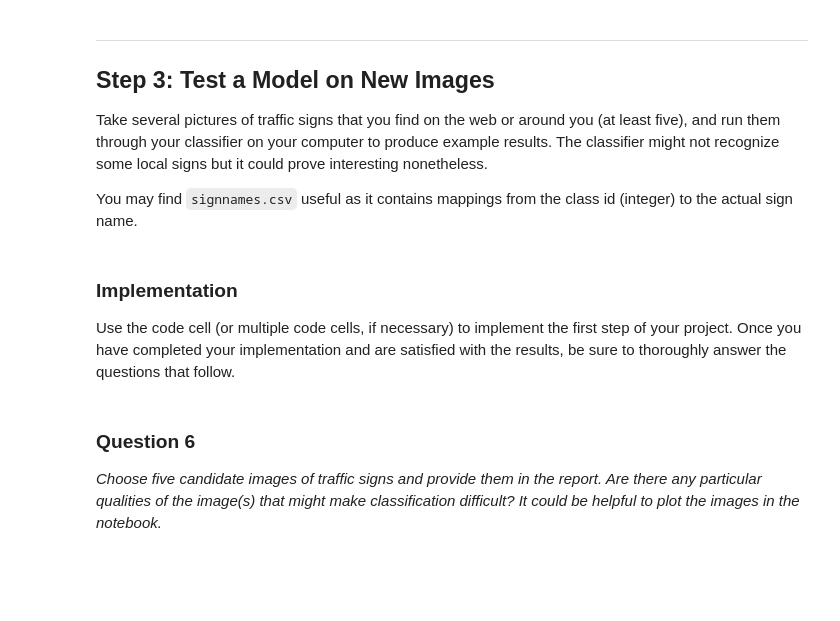
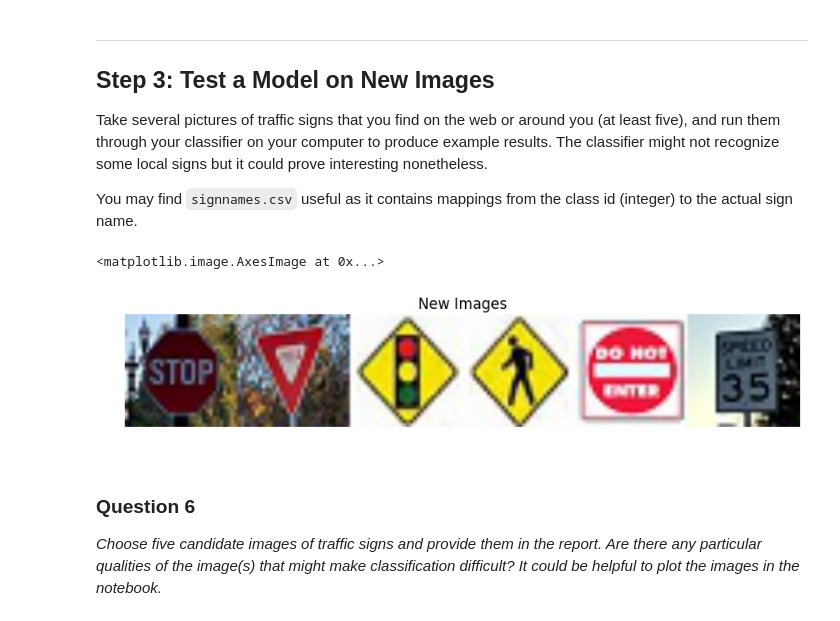
Before and after one commit to tech-rules/SDC, a Jupyter notebook: Traffic-Signs-Classification/Traffic_Signs_Recognition.ipynb, the cells around one changed output. Cells and saved outputs as stored; diff of their text form; code cells hidden in the pictures; blank space fills up the shorter version.

Commit message:
Added answers to Q 1-6

```diff
--- a/Traffic-Signs-Classification/Traffic_Signs_Recognition.ipynb
+++ b/Traffic-Signs-Classification/Traffic_Signs_Recognition.ipynb
@@ -397,7 +431,3 @@ _What approach did you take in coming up with a solution to this problem? It may
 Take several pictures of traffic signs that you find on the web or around you (at least five), and run them through your classifier on your computer to produce example results. The classifier might not recognize some local signs but it could prove interesting nonetheless.
 
 You may find `signnames.csv` useful as it contains mappings from the class id (integer) to the actual sign name.
-# %% [markdown]
-### Implementation
-
-Use the code cell (or multiple code cells, if necessary) to implement the first step of your project. Once you have completed your implementation and are satisfied with the results, be sure to thoroughly answer the questions that follow.
@@ -421,3 +434,22 @@ plt.show()
+# %%
+### Load the images and plot them here.
+### Feel free to use as many code cells as needed.
+import matplotlib.image as mpimg
+
+img1 = mpimg.imread('stop_32x32.jpg')
+img2 = mpimg.imread('yield_32x32.jpg')
+img3 = mpimg.imread('signal_32x32.jpg')
+img4 = mpimg.imread('ped2_32x32.jpg')
+img5 = mpimg.imread('donotenter_32x32.jpg')
+img6 = mpimg.imread('speed35_32x32.jpg')
+
+new_img = np.concatenate((img1, img2, img3, img4, img5, img6), axis=1)
+plt.axis('off')
+plt.title('New Images')
+plt.imshow(new_img)
+# %% [output]
+<matplotlib.image.AxesImage at 0x...>
+[figure, added]
 # %% [markdown]
 ### Question 6
 
```
Also changed, not shown: parts of 16 cells of this notebook.
